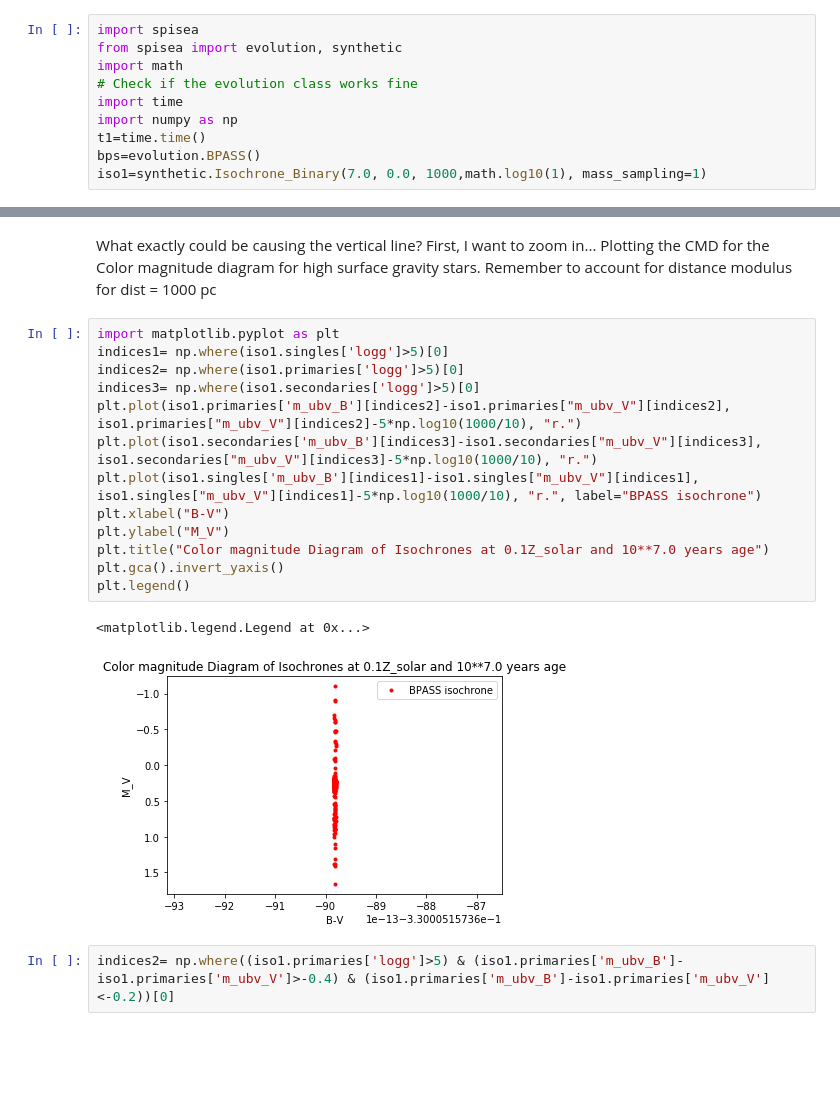
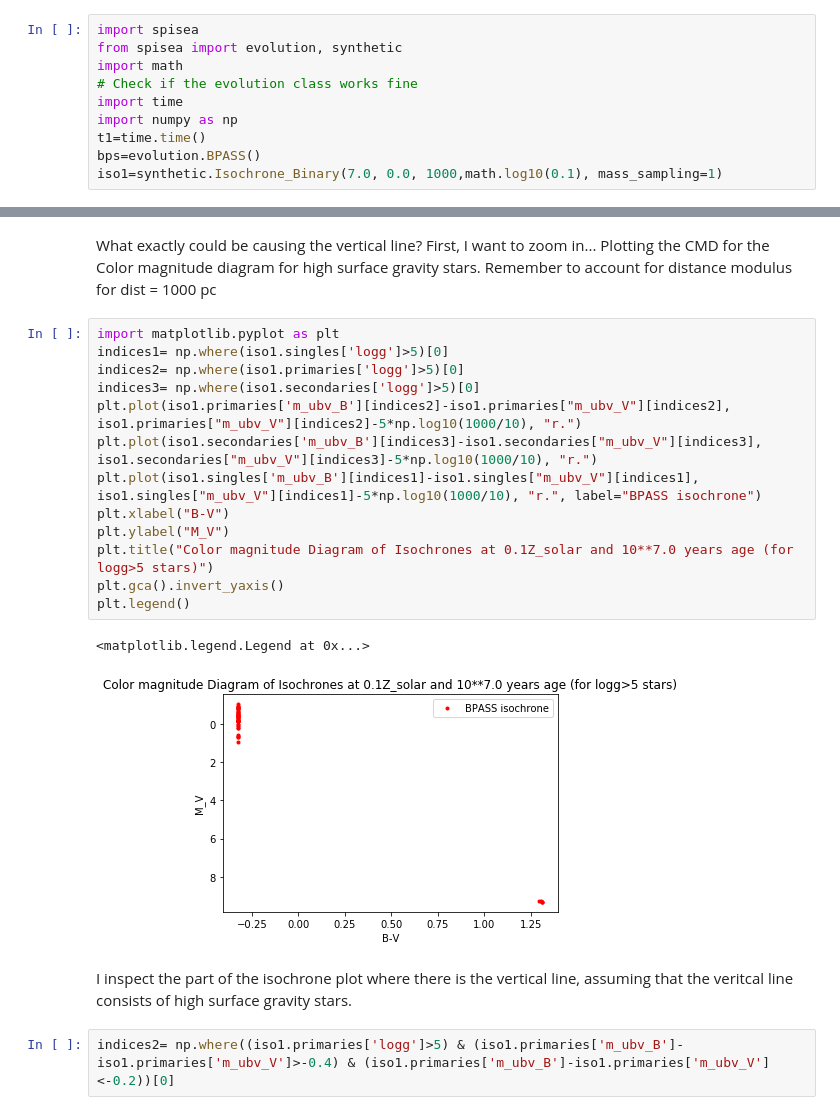
Before and after one commit to RyotaInagaki1/SPISEA, a Jupyter notebook: Test_Plots/Debugging the SPISEA isochrone at 0.1* solar metallicity 10**7.0 years old-Low-Met.ipynb, the cells around one changed output, grey strips where cells are left out. Cells and saved outputs as stored; diff of their text form; blank space fills up the shorter version.

Commit message:
Saving my old stars

```diff
--- a/Test_Plots/Debugging the SPISEA isochrone at 0.1* solar metallicity 10**7.0 years old-Low-Met.ipynb
+++ b/Test_Plots/Debugging the SPISEA isochrone at 0.1* solar metallicity 10**7.0 years old-Low-Met.ipynb
@@ -14,5 +14,5 @@ import time
 import numpy as np
 t1=time.time()
 bps=evolution.BPASS()
-iso1=synthetic.Isochrone_Binary(7.0, 0.0, 1000,math.log10(1), mass_sampling=1)
+iso1=synthetic.Isochrone_Binary(7.0, 0.0, 1000,math.log10(0.1), mass_sampling=1)
 # %% [output]
@@ -118,19 +120,21 @@ Plotting the CMD for the Color magnitude diagram for high surface gravity stars.
 # %%
 import matplotlib.pyplot as plt
 indices1= np.where(iso1.singles['logg']>5)[0]
 indices2= np.where(iso1.primaries['logg']>5)[0]
 indices3= np.where(iso1.secondaries['logg']>5)[0]
 plt.plot(iso1.primaries['m_ubv_B'][indices2]-iso1.primaries["m_ubv_V"][indices2], iso1.primaries["m_ubv_V"][indices2]-5*np.log10(1000/10), "r.")
 plt.plot(iso1.secondaries['m_ubv_B'][indices3]-iso1.secondaries["m_ubv_V"][indices3], iso1.secondaries["m_ubv_V"][indices3]-5*np.log10(1000/10), "r.")
 plt.plot(iso1.singles['m_ubv_B'][indices1]-iso1.singles["m_ubv_V"][indices1], iso1.singles["m_ubv_V"][indices1]-5*np.log10(1000/10), "r.", label="BPASS isochrone")
 plt.xlabel("B-V")
 plt.ylabel("M_V")
-plt.title("Color magnitude Diagram of Isochrones at 0.1Z_solar and 10**7.0 years age")
+plt.title("Color magnitude Diagram of Isochrones at 0.1Z_solar and 10**7.0 years age (for logg>5 stars)")
 plt.gca().invert_yaxis()
 plt.legend()
 # %% [output]
 <matplotlib.legend.Legend at 0x...>
-[figure, old version]
+[figure, new version]
+# %% [markdown]
+I inspect the part of the isochrone plot where there is the vertical line, assuming that the veritcal line consists of high surface gravity stars.
 # %%
 indices2= np.where((iso1.primaries['logg']>5) & (iso1.primaries['m_ubv_B']-iso1.primaries['m_ubv_V']>-0.4) & (iso1.primaries['m_ubv_B']-iso1.primaries['m_ubv_V']<-0.2))[0]
 # %%
```
Also changed, not shown: parts of 59 cells of this notebook, 40 other files.
